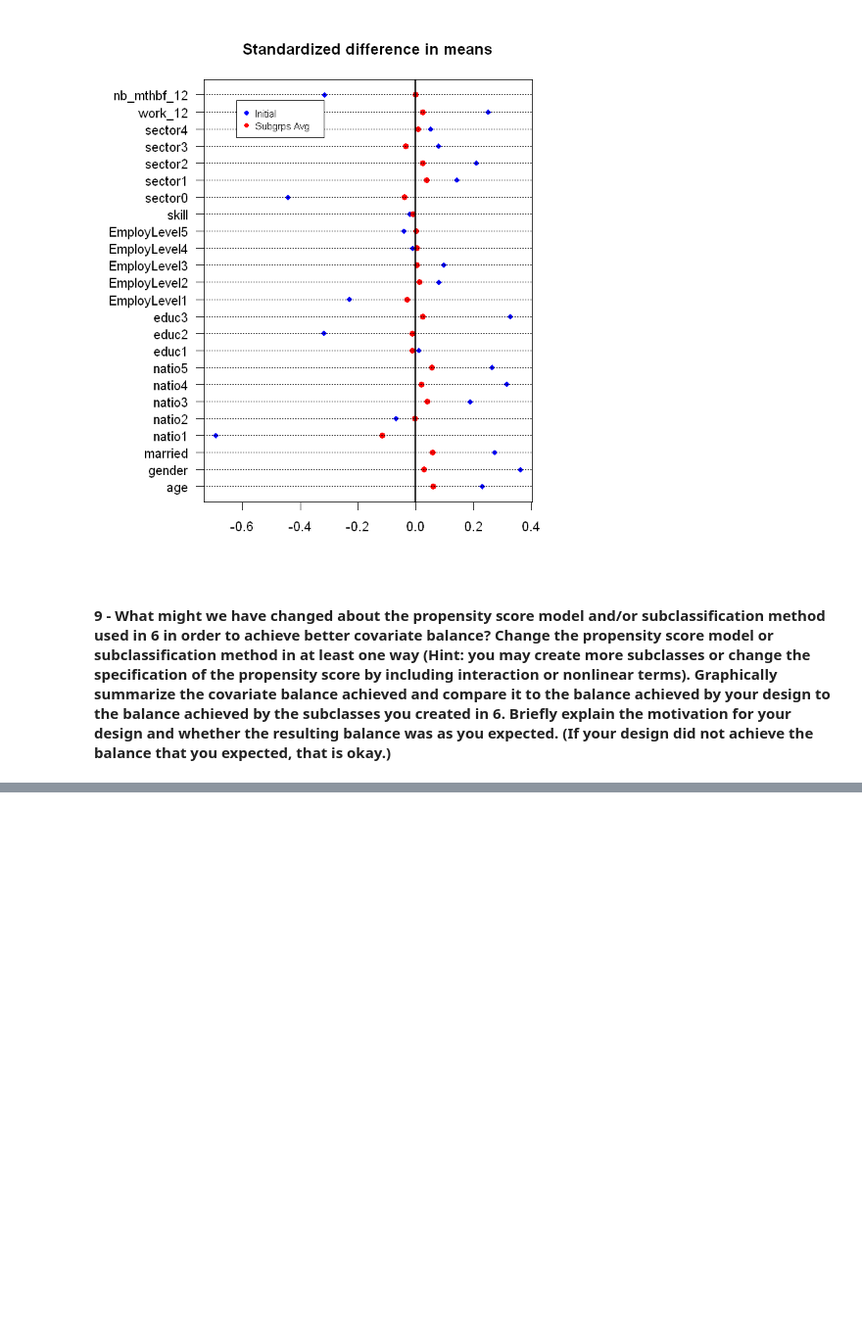
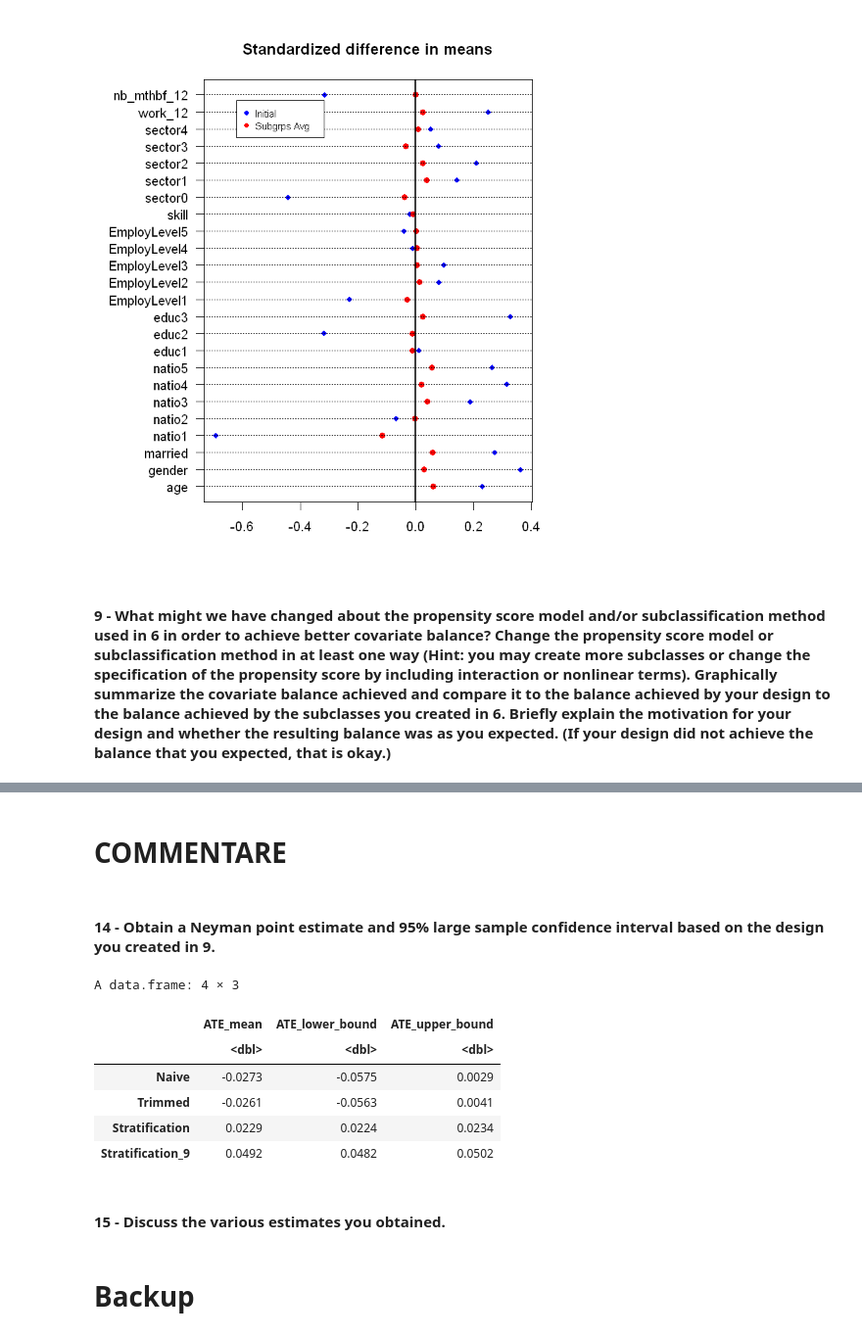
Before and after one commit to peppusnight/BayesianInference, a Jupyter notebook: Assignment_Mealli/Luxembourg_Training_Program.ipynb, the cells around one changed output, grey strips where cells are left out. Shown: that part at 98% size. Cells and saved outputs as stored; diff of their text form; code cells hidden in the pictures; blank space fills up the shorter version.

```diff
--- a/Assignment_Mealli/Luxembourg_Training_Program.ipynb
+++ b/Assignment_Mealli/Luxembourg_Training_Program.ipynb
@@ -155,6 +155,7 @@ Now assess balance and create balanced groups.
 trim_bool = (log_ps>=min(log_ps[Z==1])) & (log_ps<=max(log_ps[Z==1]))
 X_treat_trim = X_treat[trim_bool,] # Trimmed data
 X_trim = X[trim_bool,] # Trimmed covariates
+y_trim = y[trim_bool]
 Z_trim = X_treat_trim$TREAT # Trimmed treatment
 print('Number of filtered points')
 dim(X_treat)[1]- dim(X_treat_trim)[1]
@@ -450,0 +564,5 @@ A data.frame: 24 × 6
+# %%
+d_trim = naive_neyman(X_trim, Z_trim, y_trim)$out_df
+neyman_tab=rbind(d,d_trim)
+rownames(neyman_tab) = c('Naive','Trimmed')
+round(neyman_tab,4)
@@ -450,0 +579,17 @@ A data.frame: 24 × 6
+# %%
+w = c()
+ate = c()
+ate_var = c()
+bsort = sort(unique(bins))
+for (bin in bsort){
+    sel_bool = bins==bin
+    w = c(w,sum(sel_bool & Z_trim==1))
+    nn = naive_neyman(X_trim[sel_bool,], Z_trim[sel_bool], y_trim[sel_bool])
+    ate = c(ate,nn$ATE)
+    ate_var = c(ate_var,nn$ATE_var)
+}
+w = w/sum(w)
+d_groups = data.frame(ATE_mean=ate%*%w, ATE_lower_bound=ate%*%w-1.96*ate_var%*%w^2, ATE_upper_bound=ate%*%w+1.96*ate_var%*%w^2)
+neyman_tab=rbind(d,d_trim,d_groups)
+rownames(neyman_tab) = c('Naive','Trimmed','Stratification')
+round(neyman_tab,4)
@@ -451,3 +603,39 @@ A data.frame: 24 × 6
+# %% [markdown]
+# COMMENTARE
+# %% [markdown]
+#### 14 - Obtain a Neyman point estimate and 95% large sample confidence interval based on the design you created in 9.
+# %%
+w = c()
+ate = c()
+ate_var = c()
+bins_filt = bins_new[!is.na(bins_new)]
+bsort = sort(unique(bins_filt))
+for (bin in bsort){
+    sel_bool = bins_filt==bin
+    w = c(w,sum(sel_bool & Z_trim_new==1))
+    nn = naive_neyman(X_trim_new[sel_bool,], Z_trim_new[sel_bool], y_trim_new[sel_bool])
+    ate = c(ate,nn$ATE)
+    ate_var = c(ate_var,nn$ATE_var)
+}
+w = w/sum(w)
+d_groups_9 = data.frame(ATE_mean=ate%*%w,
+                        ATE_lower_bound=ate%*%w-1.96*ate_var%*%w^2,
+                        ATE_upper_bound=ate%*%w+1.96*ate_var%*%w^2)
+neyman_tab=rbind(d,d_trim,d_groups,d_groups_9)
+rownames(neyman_tab) = c('Naive','Trimmed','Stratification','Stratification_9')
+round(neyman_tab,4)
+# %% [output]
+A data.frame: 4 × 3
+|  | ATE_mean | ATE_lower_bound | ATE_upper_bound |
+|  | <dbl> | <dbl> | <dbl> |
+| Naive | -0.0273 | -0.0575 | 0.0029 |
+| Trimmed | -0.0261 | -0.0563 | 0.0041 |
+| Stratification | 0.0229 | 0.0224 | 0.0234 |
+| Stratification_9 | 0.0492 | 0.0482 | 0.0502 |
+# %% [markdown]
+#### 15 - Discuss the various estimates you obtained.
+# %% [markdown]
+# Backup
 # %%
 table(bins, Z_trim)
 table(bins)
```
Also changed, not shown: parts of 23 cells of this notebook.
